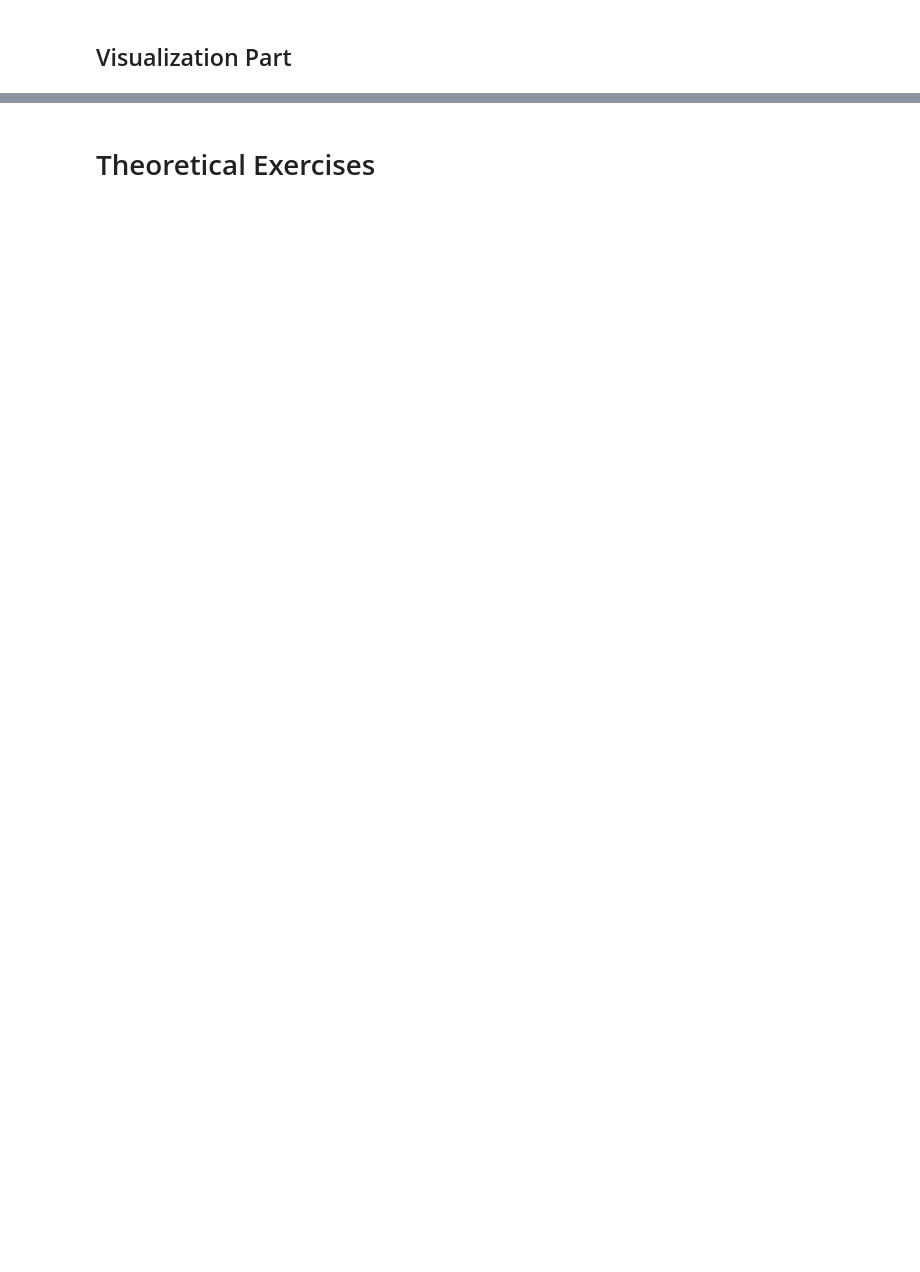
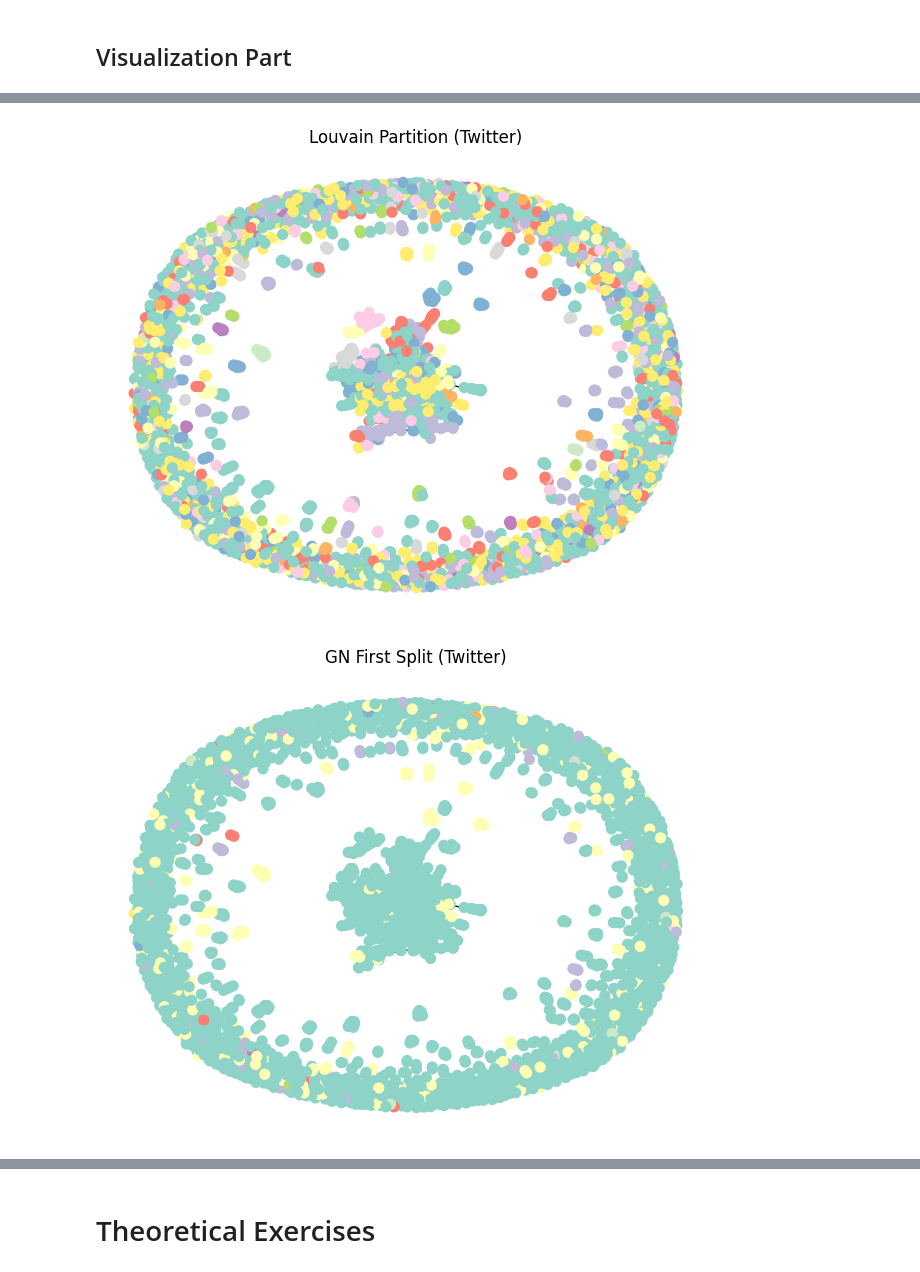
Before and after one commit to mateusgoto01/graph_facebook_analysis, a Jupyter notebook: FERNDADES_GOTO_REGAZZI_graphe.ipynb, the cells around one changed output, grey strips where cells are left out. Saved outputs shown, nothing was run; the diff lists cells and outputs as text; code cells hidden in the pictures; blank space fills up the shorter version.

```diff
--- a/FERNDADES_GOTO_REGAZZI_graphe.ipynb
+++ b/FERNDADES_GOTO_REGAZZI_graphe.ipynb
@@ -828,3 +975,0 @@ KeyboardInterrupt:
-# %%
-G_twitter = load_graph(file_path="twitter.tar.gz")
-results_t = analyze_graph(G_twitter, 200, graph_name="Gplus connection", do_plot=True, directed=True)
@@ -1078,25 +1124,25 @@ Community 0 (size=1029):
 # %%
 # ====================
-# GOOGLE PLUS
+# TWITTER - he is to big to represented
 # ====================
-visualize_communities(G_gplus, results_g['louvain_partition'], title="Louvain Partition (Google+)")
-analyze_community_attributes(G_gplus, results_g['louvain_partition'], attribute_name="location")
+""" visualize_sampled_graph(G_twitter, results_t['louvain_partition'], title="Louvain Partition (Twitter)")
 
-visualize_communities(G_gplus, results_g['leiden_partition_dict'], title="GN First Split (Google+)")
-analyze_community_attributes(G_gplus, results_g['leiden_partition_dict'], attribute_name="location")
+visualize_sampled_graph(G_twitter, results_t['leiden_partition_dict'], title="GN First Split (Twitter)")
+
 
 # Build dict for Spectral approach
-spectral_dict_g = dict(zip(
-    results_g['spectral_df']['Node'],
-    results_g['spectral_df']['Cluster']
+spectral_dict_t = dict(zip(
+    results_t['spectral_df']['Node'],
+    results_t['spectral_df']['Cluster']
 ))
-visualize_communities(G_gplus, spectral_dict_g, title="Spectral Clustering Partition (Google+)")
-analyze_community_attributes(G_gplus, spectral_dict_g, attribute_name="location")
+visualize_sampled_graph(G_twitter, spectral_dict_t, title="Spectral Clustering Partition (Twitter)")
 
 # Build dict for Node2Vec
-node2vec_partition_g = dict(zip(
-    results_g['node2vec_df']['Node'],
-    results_g['node2vec_df']['Cluster']
+node2vec_partition_t = dict(zip(
+    results_t['node2vec_df']['Node'],
+    results_t['node2vec_df']['Cluster']
 ))
-visualize_communities(G_gplus, node2vec_partition_g, title="Node2Vec Clusters (Google+)")
-analyze_community_attributes(G_gplus, node2vec_partition_g, attribute_name="location")
+visualize_sampled_graph(G_twitter, node2vec_partition_t, title="Node2Vec Clusters (Twitter)") """
+# %% [output]
+[figure, added]
+[figure, added]
```
Also changed, not shown: parts of 19 cells of this notebook.
